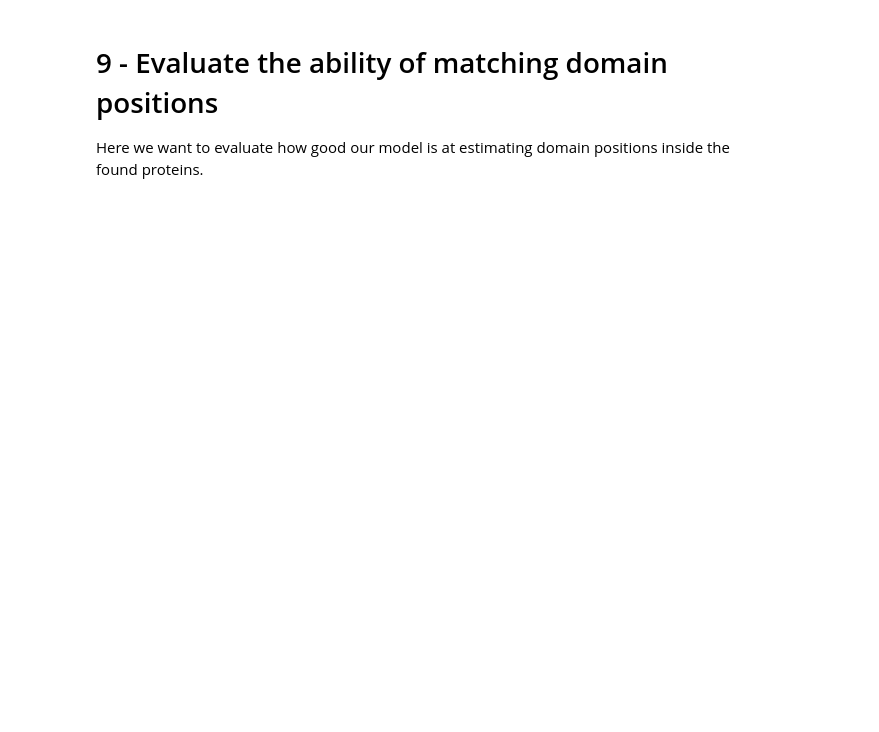
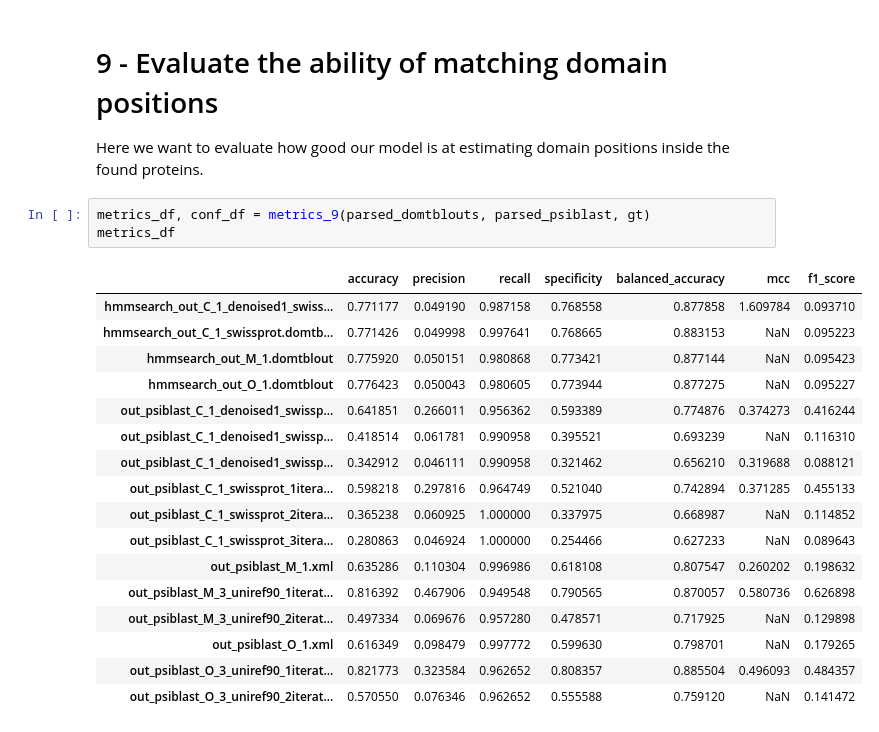
Before and after one commit to AlessandroManente/BD_Project_DS, a Jupyter notebook: Team_1_Project.ipynb, the cells around one changed output. Drawn from its saved outputs; the diff is of its cells as text; blank space fills up the shorter version.

Commit message:
Add (again) plots, add metrics_9

```diff
--- a/Team_1_Project.ipynb
+++ b/Team_1_Project.ipynb
@@ -61,3 +60,24 @@ plot_metrics_8(metrics_df)
 # %% [markdown]
 # 9 - Evaluate the ability of matching domain positions
 Here we want to evaluate how good our model is at estimating domain positions inside the found proteins.
+# %%
+metrics_df, conf_df = metrics_9(parsed_domtblouts, parsed_psiblast, gt)
+metrics_df
+# %% [output]
+|  | accuracy | precision | recall | specificity | balanced_accuracy | mcc | f1_score |
+| hmmsearch_out_C_1_denoised1_swiss... | 0.771177 | 0.049190 | 0.987158 | 0.768558 | 0.877858 | 1.609784 | 0.093710 |
+| hmmsearch_out_C_1_swissprot.domtb... | 0.771426 | 0.049998 | 0.997641 | 0.768665 | 0.883153 | NaN | 0.095223 |
+| hmmsearch_out_M_1.domtblout | 0.775920 | 0.050151 | 0.980868 | 0.773421 | 0.877144 | NaN | 0.095423 |
+| hmmsearch_out_O_1.domtblout | 0.776423 | 0.050043 | 0.980605 | 0.773944 | 0.877275 | NaN | 0.095227 |
+| out_psiblast_C_1_denoised1_swissp... | 0.641851 | 0.266011 | 0.956362 | 0.593389 | 0.774876 | 0.374273 | 0.416244 |
+| out_psiblast_C_1_denoised1_swissp... | 0.418514 | 0.061781 | 0.990958 | 0.395521 | 0.693239 | NaN | 0.116310 |
+| out_psiblast_C_1_denoised1_swissp... | 0.342912 | 0.046111 | 0.990958 | 0.321462 | 0.656210 | 0.319688 | 0.088121 |
+| out_psiblast_C_1_swissprot_1itera... | 0.598218 | 0.297816 | 0.964749 | 0.521040 | 0.742894 | 0.371285 | 0.455133 |
+| out_psiblast_C_1_swissprot_2itera... | 0.365238 | 0.060925 | 1.000000 | 0.337975 | 0.668987 | NaN | 0.114852 |
+| out_psiblast_C_1_swissprot_3itera... | 0.280863 | 0.046924 | 1.000000 | 0.254466 | 0.627233 | NaN | 0.089643 |
+| out_psiblast_M_1.xml | 0.635286 | 0.110304 | 0.996986 | 0.618108 | 0.807547 | 0.260202 | 0.198632 |
+| out_psiblast_M_3_uniref90_1iterat... | 0.816392 | 0.467906 | 0.949548 | 0.790565 | 0.870057 | 0.580736 | 0.626898 |
+| out_psiblast_M_3_uniref90_2iterat... | 0.497334 | 0.069676 | 0.957280 | 0.478571 | 0.717925 | NaN | 0.129898 |
+| out_psiblast_O_1.xml | 0.616349 | 0.098479 | 0.997772 | 0.599630 | 0.798701 | NaN | 0.179265 |
+| out_psiblast_O_3_uniref90_1iterat... | 0.821773 | 0.323584 | 0.962652 | 0.808357 | 0.885504 | 0.496093 | 0.484357 |
+| out_psiblast_O_3_uniref90_2iterat... | 0.570550 | 0.076346 | 0.962652 | 0.555588 | 0.759120 | NaN | 0.141472 |
```
Also changed, not shown: parts of 4 cells of this notebook, 3 other files.
